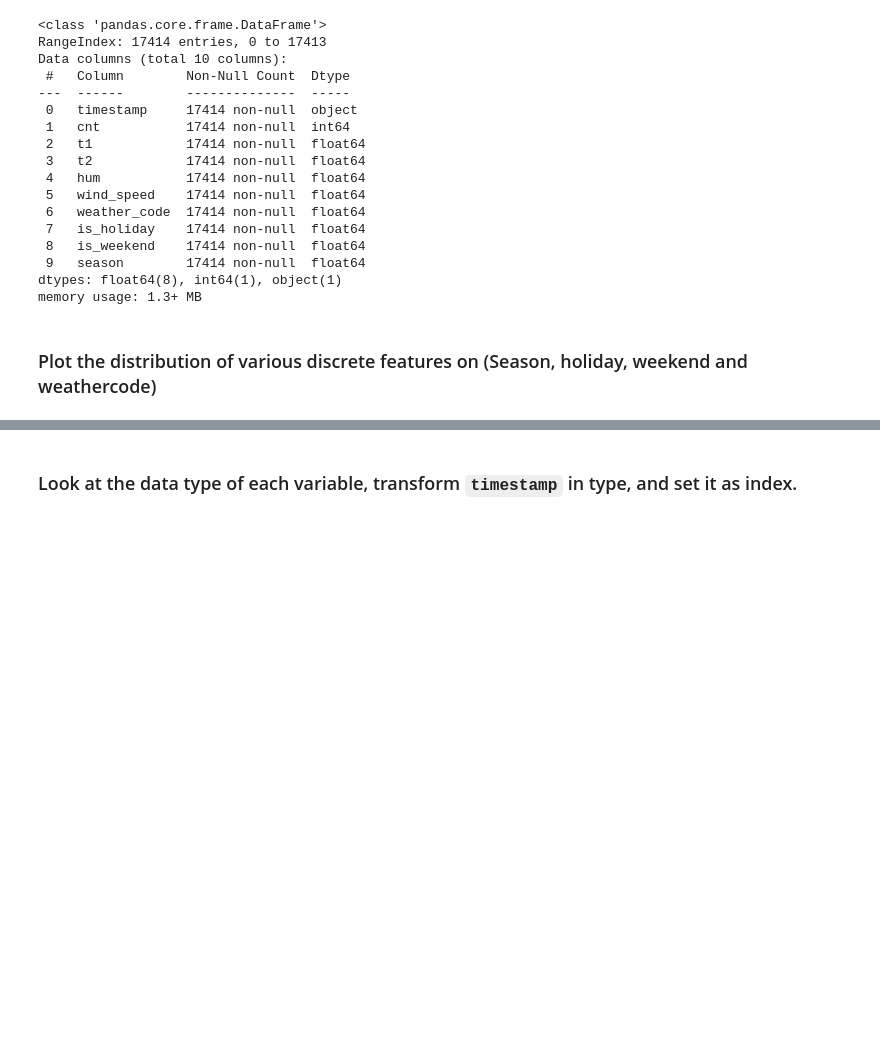
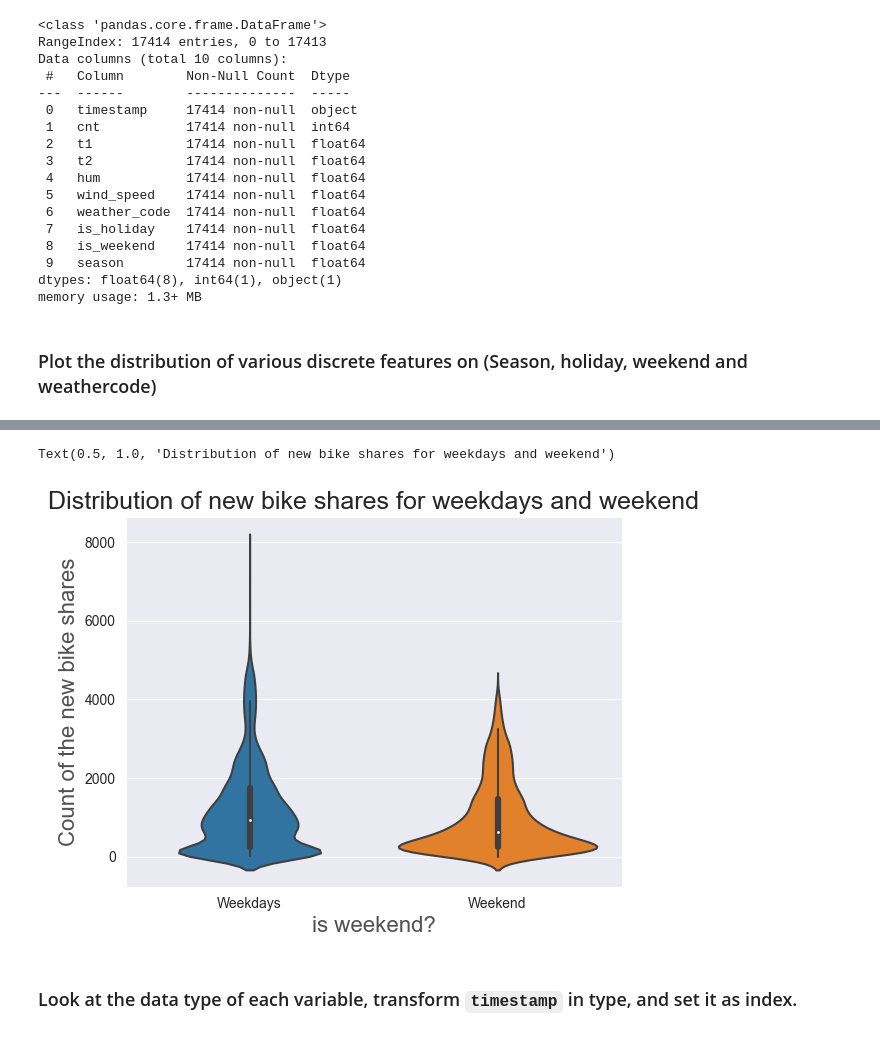
Before and after one commit to KursaDSc/Data_visualization_Assignment, a Jupyter notebook: Homework.ipynb, the cells around one changed output, grey strips where cells are left out. Saved outputs shown, nothing was run; the diff lists cells and outputs as text; code cells hidden in the pictures; blank space fills up the shorter version.

```diff
--- a/Homework.ipynb
+++ b/Homework.ipynb
@@ -145,0 +136,10 @@ KeyboardInterrupt:
+# %%
+# is_weekend
+ax = sns.violinplot(data = df, x = 'is_weekend', y = 'cnt')
+ax.set_xticklabels(['Weekdays','Weekend'])
+ax.set_xlabel("is weekend?",size = 16,alpha=0.8)
+ax.set_ylabel("Count of the new bike shares",size = 16,alpha=0.8)
+ax.set_title("Distribution of new bike shares for weekdays and weekend",size=18)
+# %% [output]
+Text(0.5, 1.0, 'Distribution of new bike shares for weekdays and weekend')
+[figure, added]
```
Also changed, not shown: parts of 8 cells of this notebook.
